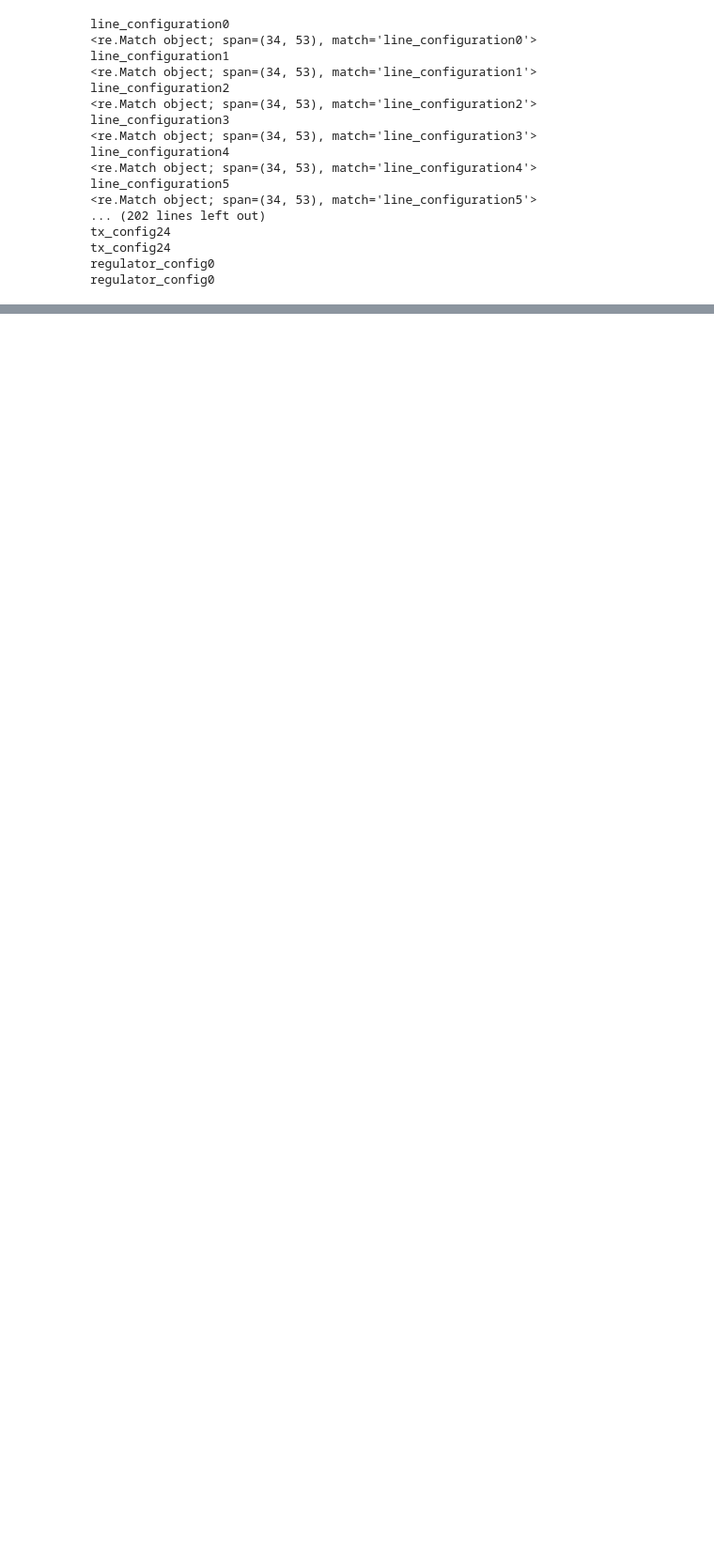
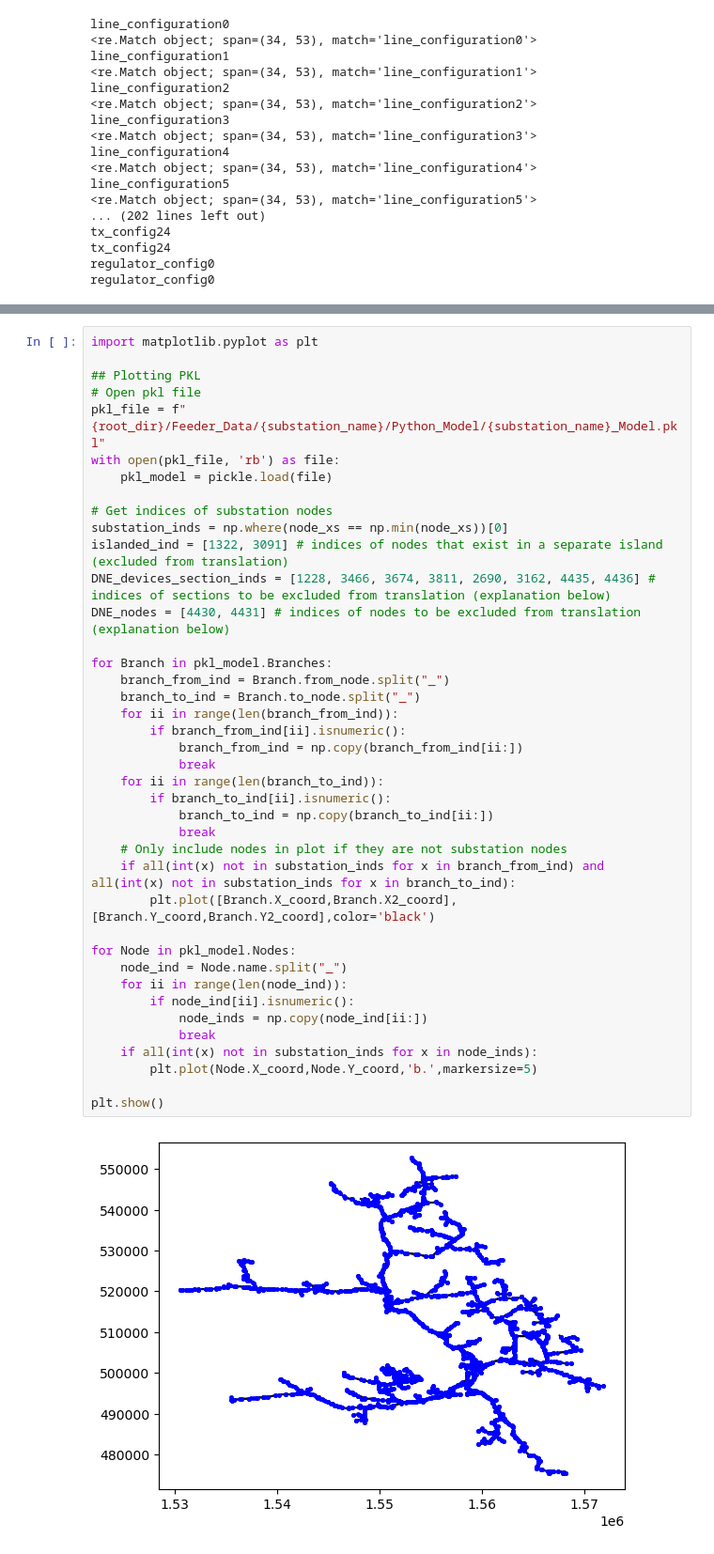
Before and after one commit to esegerstrom/BST_Rochester, a Jupyter notebook: tests.ipynb, the cells around one changed output, grey strips where cells are left out. Shown: that part at 94% size. Cells and saved outputs as stored; diff of their text form; blank space fills up the shorter version.

```diff
--- a/tests.ipynb
+++ b/tests.ipynb
@@ -205,0 +300,42 @@ regulator_config0
+# %%
+import matplotlib.pyplot as plt
+
+## Plotting PKL
+# Open pkl file
+pkl_file = f"{root_dir}/Feeder_Data/{substation_name}/Python_Model/{substation_name}_Model.pkl"
+with open(pkl_file, 'rb') as file:
+    pkl_model = pickle.load(file)
+
+# Get indices of substation nodes
+substation_inds = np.where(node_xs == np.min(node_xs))[0]
+islanded_ind = [1322, 3091] # indices of nodes that exist in a separate island (excluded from translation)
+DNE_devices_section_inds = [1228, 3466, 3674, 3811, 2690, 3162, 4435, 4436] # indices of sections to be excluded from translation (explanation below)
+DNE_nodes = [4430, 4431] # indices of nodes to be excluded from translation (explanation below)
+
+for Branch in pkl_model.Branches:
+    branch_from_ind = Branch.from_node.split("_")
+    branch_to_ind = Branch.to_node.split("_")
+    for ii in range(len(branch_from_ind)):
+        if branch_from_ind[ii].isnumeric():
+            branch_from_ind = np.copy(branch_from_ind[ii:])
+            break
+    for ii in range(len(branch_to_ind)):
+        if branch_to_ind[ii].isnumeric():
+            branch_to_ind = np.copy(branch_to_ind[ii:])
+            break
+    # Only include nodes in plot if they are not substation nodes
+    if all(int(x) not in substation_inds for x in branch_from_ind) and all(int(x) not in substation_inds for x in branch_to_ind):
+        plt.plot([Branch.X_coord,Branch.X2_coord],[Branch.Y_coord,Branch.Y2_coord],color='black')
+
+for Node in pkl_model.Nodes:
+    node_ind = Node.name.split("_")
+    for ii in range(len(node_ind)):
+        if node_ind[ii].isnumeric():
+            node_inds = np.copy(node_ind[ii:])
+            break
+    if all(int(x) not in substation_inds for x in node_inds):
+        plt.plot(Node.X_coord,Node.Y_coord,'b.',markersize=5)
+
+plt.show()
+# %% [output]
+[figure, added]
```
Also changed, not shown: parts of 3 cells of this notebook, 3 other files.
